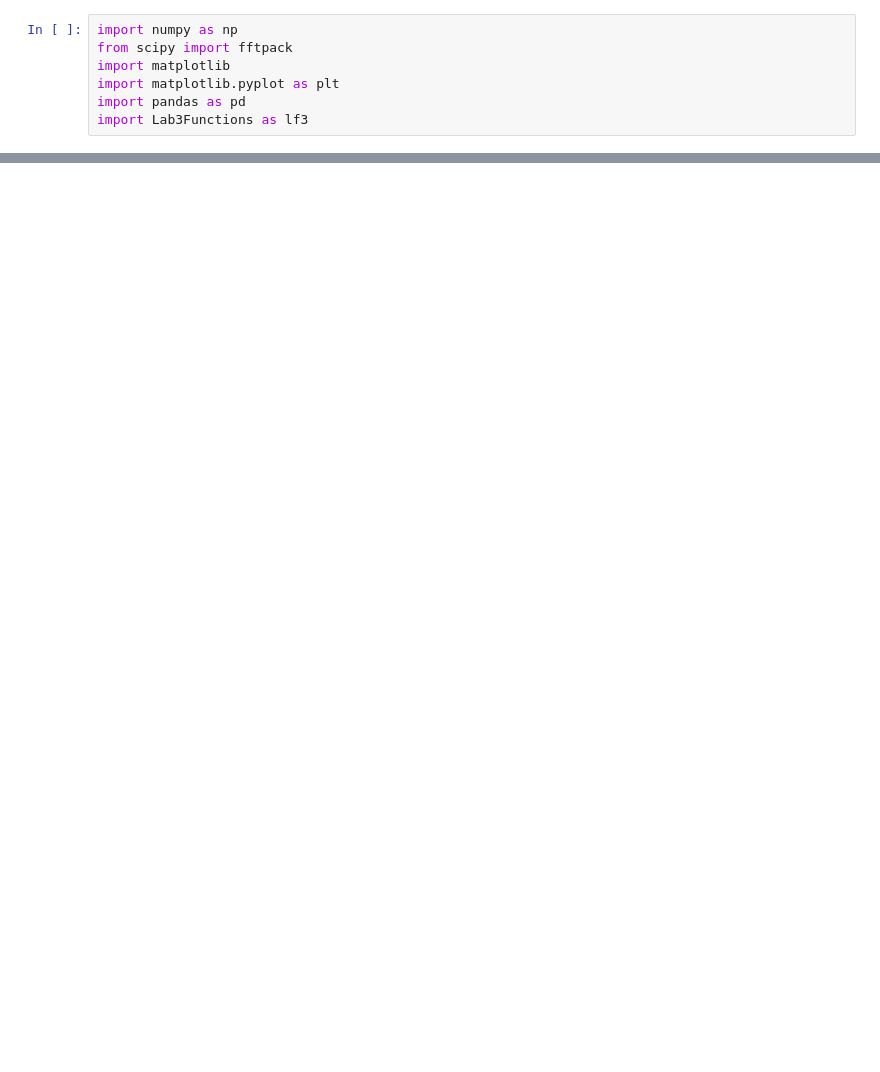
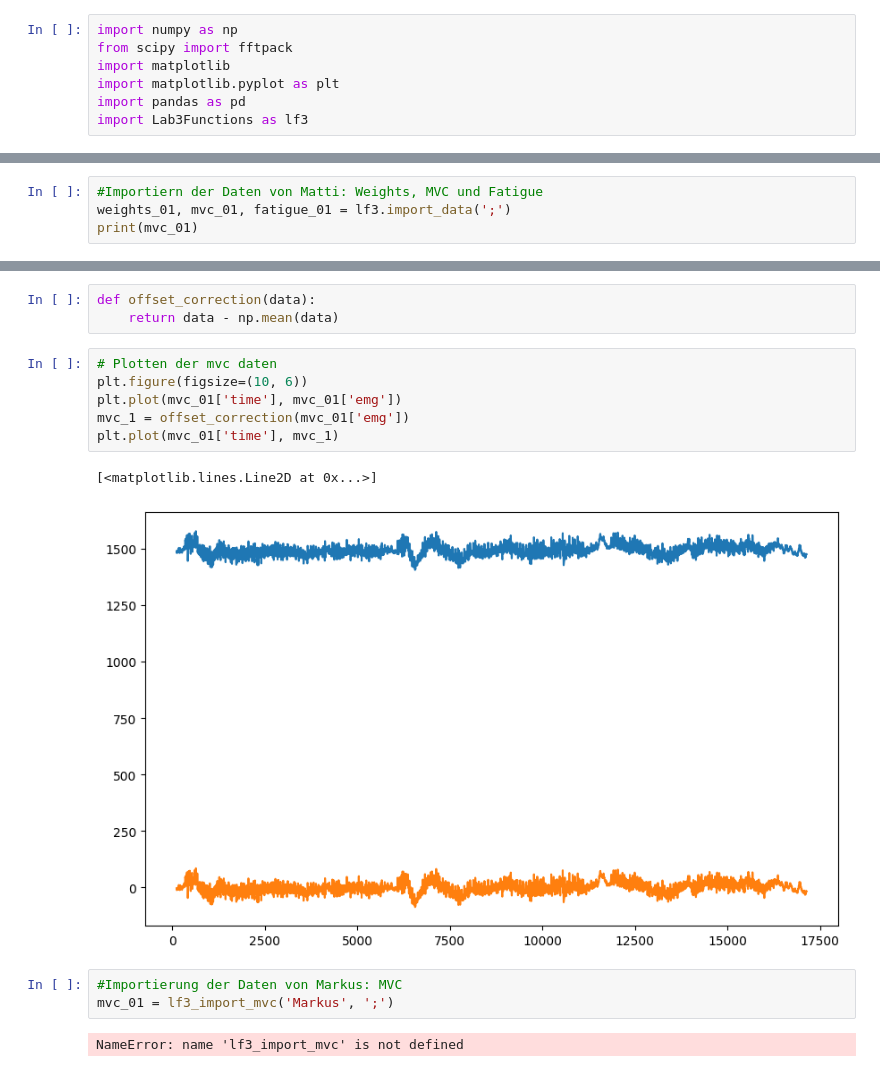
Before and after one commit to jannis-chr/Biosignal_3, a Jupyter notebook: Notebook_Markus.ipynb, the cells around one changed output, grey strips where cells are left out. Saved outputs shown, nothing was run; the diff lists cells and outputs as text; blank space fills up the shorter version.

Commit message:
Daten Import

```diff
--- a/Notebook_Markus.ipynb
+++ b/Notebook_Markus.ipynb
@@ -11,0 +8,4 @@ KeyError: 'time'
+# %%
+#Importiern der Daten von Matti: Weights, MVC und Fatigue
+weights_01, mvc_01, fatigue_01 = lf3.import_data(';')
+print(mvc_01)
@@ -11,0 +27,17 @@ KeyError: 'time'
+# %%
+def offset_correction(data):
+    return data - np.mean(data)
+# %%
+# Plotten der mvc daten
+plt.figure(figsize=(10, 6))
+plt.plot(mvc_01['time'], mvc_01['emg'])
+mvc_1 = offset_correction(mvc_01['emg'])
+plt.plot(mvc_01['time'], mvc_1)
+# %% [output]
+[<matplotlib.lines.Line2D at 0x...>]
+[figure, added]
+# %%
+#Importierung der Daten von Markus: MVC
+mvc_01 = lf3_import_mvc('Markus', ';')
+# %% [output]
+NameError: name 'lf3_import_mvc' is not defined
```
Also changed, not shown: parts of 2 cells of this notebook, 1 other file.
